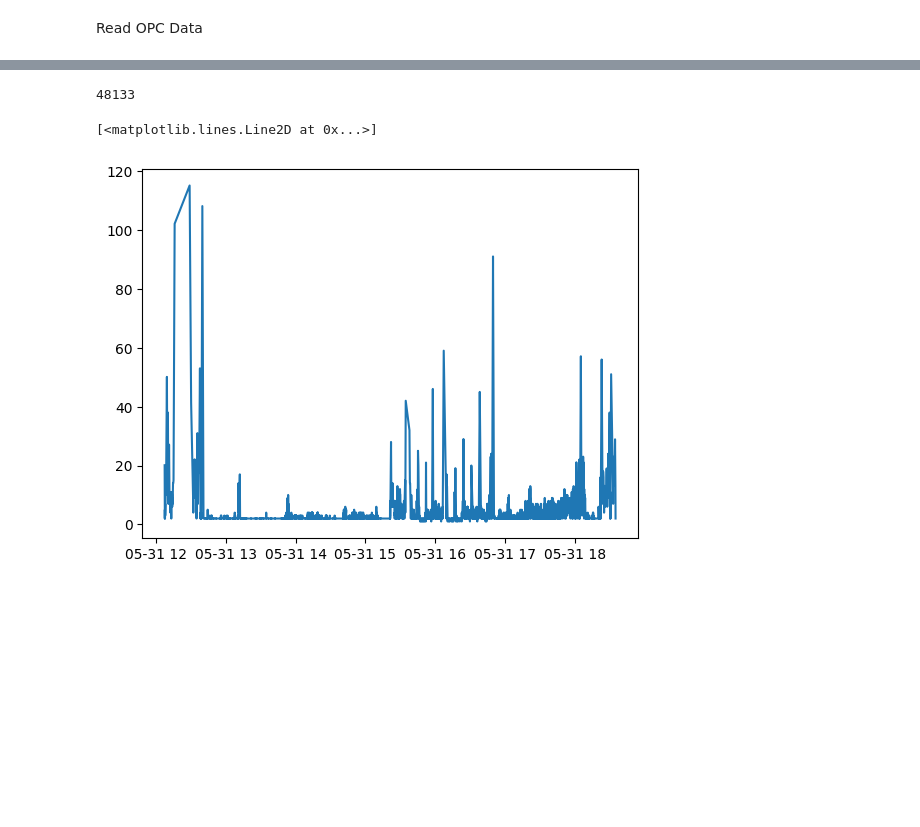
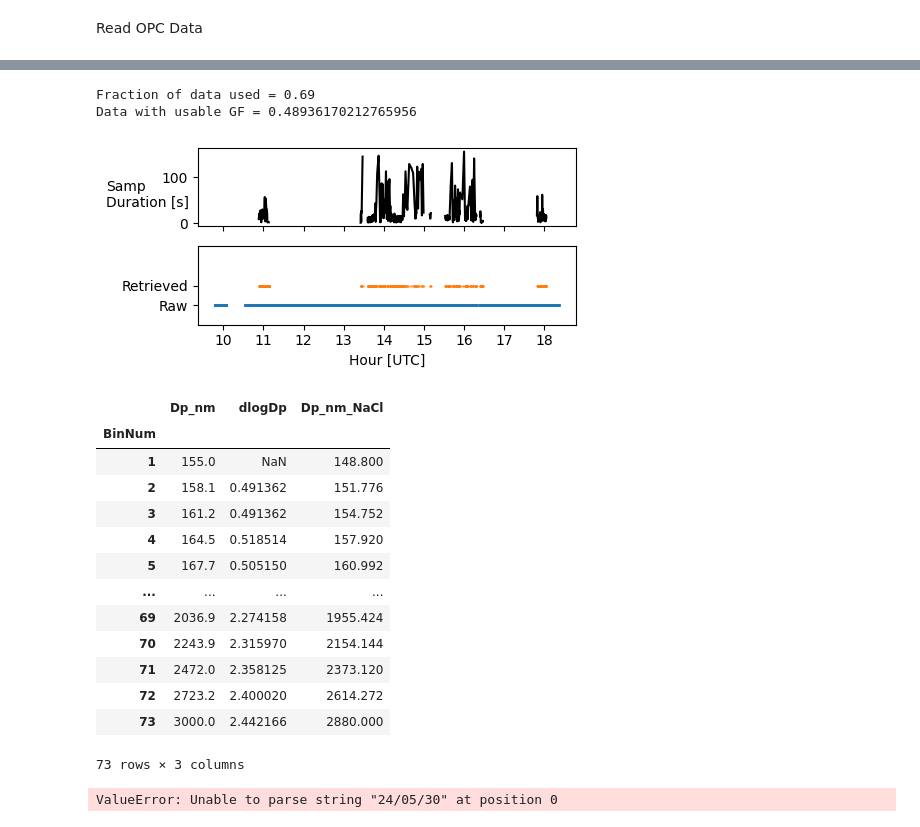
Before and after one commit to csoloff/dash, a Jupyter notebook: opc_process_peak.ipynb, the cells around one changed output, grey strips where cells are left out. Drawn from its saved outputs; the diff is of its cells as text; code cells hidden in the pictures; blank space fills up the shorter version.

```diff
--- a/opc_process_peak.ipynb
+++ b/opc_process_peak.ipynb
@@ -94,0 +106,8 @@ Name: dlogDp, dtype: float64
+# %%
+flight_times = pd.read_csv(f'{meta_dir}ARCSIX_takeoff_landing_times.txt',
+                           parse_dates = ['Takeoff_UTC', 'Landing_UTC', 'LARGE_Filter_Off_UTC', 'LARGE_Filter_On_UTC']
+                           ).set_index('FltNum')
+line_breaks = pd.read_csv(f'{meta_dir}ARCSIX_DASH_SEMS_switch_times.txt',
+                            parse_dates = ['Switch_Start_UTC', 'Switch_Stop_UTC']
+                            )[['FltNum', 'Switch_Start_UTC', 'Switch_Stop_UTC',
+                               'LARGE_From', 'LARGE_To']]
@@ -94,0 +168,7 @@ Name: dlogDp, dtype: float64
+# %%
+def get_flight_periods(flight_date):
+    out=[]
+    row =  flight_times.loc[[((flight_times.loc[i,'LARGE_Filter_Off_UTC'].date() == flight_date.date())
+                                       or (flight_times.loc[i,'Landing_UTC'].date() == flight_date.date()))
+                                      for i in flight_times.index]]
+    return [[pd.to_datetime(row['LARGE_Filter_Off_UTC'].values[0]), pd.to_datetime(row['LARGE_Filter_On_UTC'].values[0])]]
@@ -303,10 +368,31 @@ Data with usable GF = 0.9044365649053014
-# %%
-output['data_points'].sum()
-# %% [output]
-48133
-# %%
-plt.plot(output['Mid_Date_Time_UTC'], output['Samp_Time_s'])
-# %% [output]
-[<matplotlib.lines.Line2D at 0x...>]
-[figure, removed]
+# %%
+date = '2024_05_30'
+sems_per = get_sems_periods(datetime.strptime(date, '%Y_%m_%d'))
+ft = get_flight_periods(datetime.strptime(date, '%Y_%m_%d'))
+output = process('./data/DASH-flight-'+date+'/', 'RESAMP_240530')
+# %% [output]
+Fraction of data used = 0.69
+Data with usable GF = 0.48936170212765956
+[figure, added]
+# %%
+bins
+# %% [output]
+|  | Dp_nm | dlogDp | Dp_nm_NaCl |
+| BinNum |  |  |  |
+| 1 | 155.0 | NaN | 148.800 |
+| 2 | 158.1 | 0.491362 | 151.776 |
+| 3 | 161.2 | 0.491362 | 154.752 |
+| 4 | 164.5 | 0.518514 | 157.920 |
+| 5 | 167.7 | 0.505150 | 160.992 |
+| ... | ... | ... | ... |
+| 69 | 2036.9 | 2.274158 | 1955.424 |
+| 70 | 2243.9 | 2.315970 | 2154.144 |
+| 71 | 2472.0 | 2.358125 | 2373.120 |
+| 72 | 2723.2 | 2.400020 | 2614.272 |
+| 73 | 3000.0 | 2.442166 | 2880.000 |
+73 rows × 3 columns
+# %%
+dopc = add_bin_sum(glob_reader('OPC_212', '#YY/MM/DD', subfolder = './data/DASH-flight-2024_05_30/'))
+# %% [output]
+ValueError: Unable to parse string "24/05/30" at position 0
 # %%
```
Also changed, not shown: parts of 19 cells of this notebook, 2 other files.
